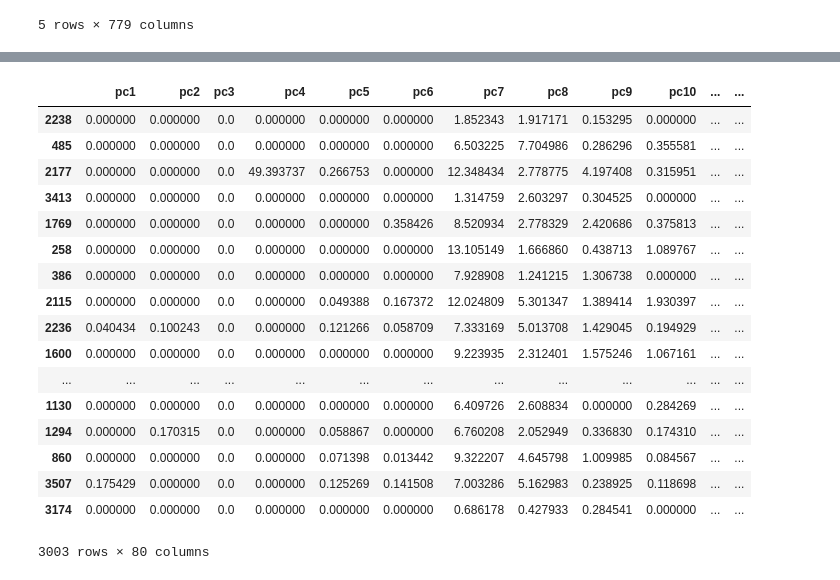
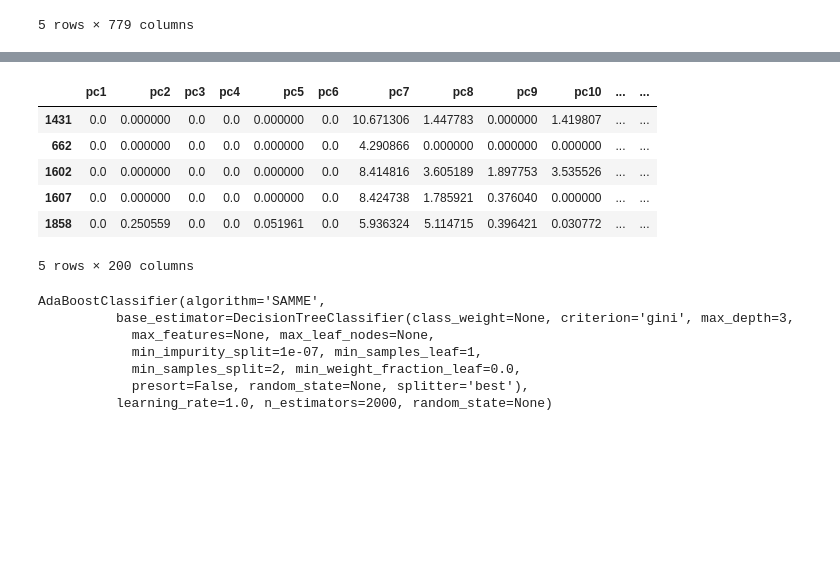
Before and after one commit to abhijeetchauhan/GenreClassification, a Jupyter notebook: PCA and Modeling.ipynb, the cells around one changed output, grey strips where cells are left out. Drawn from its saved outputs; the diff is of its cells as text; code cells hidden in the pictures; blank space fills up the shorter version.

Commit message:
Optimized PCA, AdaBoost and DecisionTreeClassifier

```diff
--- a/PCA and Modeling.ipynb
+++ b/PCA and Modeling.ipynb
@@ -19,3 +23,8 @@ bigdata.head()
 | 3 | 3 | 3 | 1 | 2747 | 0.0 | 0.606649 | 0.0 | 0.0 | ... |
 | 4 | 4 | 4 | 1 | 2749 | 0.0 | 0.000000 | 0.0 | 0.0 | ... |
 5 rows × 779 columns
+# %%
+bigdata = bigdata.drop(bigdata.loc[bigdata['genre'] == 2].index)
+bigdata = bigdata.drop(bigdata.loc[bigdata['genre'] == 4].index)
+bigdata = bigdata.drop(bigdata.loc[bigdata['genre'] == 8].index)
+bigdata = bigdata.drop(bigdata.loc[bigdata['genre'] == 9].index)
@@ -82,3 +63,4 @@ array([[ 0.,  0.,  0., ...,  0.,  0.,  0.],
 # %%
-pca = PCA(n_components=80)
+pca = PCA(n_components=200)
 ModelPca = pca.fit(Words)
+pca
@@ -127,31 +95,28 @@ bigdata
 # %%
 X_train, X_test, y_train, y_test = train_test_split(df, genre, test_size=0.20, random_state=42)
 # %%
-X_train
+X_train.head()
 # %% [output]
 |  | pc1 | pc2 | pc3 | pc4 | pc5 | pc6 | pc7 | pc8 | pc9 | pc10 | ... | ... |
-| 2238 | 0.000000 | 0.000000 | 0.0 | 0.000000 | 0.000000 | 0.000000 | 1.852343 | 1.917171 | 0.153295 | 0.000000 | ... | ... |
-| 485 | 0.000000 | 0.000000 | 0.0 | 0.000000 | 0.000000 | 0.000000 | 6.503225 | 7.704986 | 0.286296 | 0.355581 | ... | ... |
-| 2177 | 0.000000 | 0.000000 | 0.0 | 49.393737 | 0.266753 | 0.000000 | 12.348434 | 2.778775 | 4.197408 | 0.315951 | ... | ... |
-| 3413 | 0.000000 | 0.000000 | 0.0 | 0.000000 | 0.000000 | 0.000000 | 1.314759 | 2.603297 | 0.304525 | 0.000000 | ... | ... |
-| 1769 | 0.000000 | 0.000000 | 0.0 | 0.000000 | 0.000000 | 0.358426 | 8.520934 | 2.778329 | 2.420686 | 0.375813 | ... | ... |
-| 258 | 0.000000 | 0.000000 | 0.0 | 0.000000 | 0.000000 | 0.000000 | 13.105149 | 1.666860 | 0.438713 | 1.089767 | ... | ... |
-| 386 | 0.000000 | 0.000000 | 0.0 | 0.000000 | 0.000000 | 0.000000 | 7.928908 | 1.241215 | 1.306738 | 0.000000 | ... | ... |
-| 2115 | 0.000000 | 0.000000 | 0.0 | 0.000000 | 0.049388 | 0.167372 | 12.024809 | 5.301347 | 1.389414 | 1.930397 | ... | ... |
-| 2236 | 0.040434 | 0.100243 | 0.0 | 0.000000 | 0.121266 | 0.058709 | 7.333169 | 5.013708 | 1.429045 | 0.194929 | ... | ... |
-| 1600 | 0.000000 | 0.000000 | 0.0 | 0.000000 | 0.000000 | 0.000000 | 9.223935 | 2.312401 | 1.575246 | 1.067161 | ... | ... |
-| ... | ... | ... | ... | ... | ... | ... | ... | ... | ... | ... | ... | ... |
-| 1130 | 0.000000 | 0.000000 | 0.0 | 0.000000 | 0.000000 | 0.000000 | 6.409726 | 2.608834 | 0.000000 | 0.284269 | ... | ... |
-| 1294 | 0.000000 | 0.170315 | 0.0 | 0.000000 | 0.058867 | 0.000000 | 6.760208 | 2.052949 | 0.336830 | 0.174310 | ... | ... |
-| 860 | 0.000000 | 0.000000 | 0.0 | 0.000000 | 0.071398 | 0.013442 | 9.322207 | 4.645798 | 1.009985 | 0.084567 | ... | ... |
-| 3507 | 0.175429 | 0.000000 | 0.0 | 0.000000 | 0.125269 | 0.141508 | 7.003286 | 5.162983 | 0.238925 | 0.118698 | ... | ... |
-| 3174 | 0.000000 | 0.000000 | 0.0 | 0.000000 | 0.000000 | 0.000000 | 0.686178 | 0.427933 | 0.284541 | 0.000000 | ... | ... |
+| 1431 | 0.0 | 0.000000 | 0.0 | 0.0 | 0.000000 | 0.0 | 10.671306 | 1.447783 | 0.000000 | 1.419807 | ... | ... |
+| 662 | 0.0 | 0.000000 | 0.0 | 0.0 | 0.000000 | 0.0 | 4.290866 | 0.000000 | 0.000000 | 0.000000 | ... | ... |
+| 1602 | 0.0 | 0.000000 | 0.0 | 0.0 | 0.000000 | 0.0 | 8.414816 | 3.605189 | 1.897753 | 3.535526 | ... | ... |
+| 1607 | 0.0 | 0.000000 | 0.0 | 0.0 | 0.000000 | 0.0 | 8.424738 | 1.785921 | 0.376040 | 0.000000 | ... | ... |
+| 1858 | 0.0 | 0.250559 | 0.0 | 0.0 | 0.051961 | 0.0 | 5.936324 | 5.114715 | 0.396421 | 0.030772 | ... | ... |
-3003 rows × 80 columns
+5 rows × 200 columns
 # %%
-rf =AdaBoostClassifier(DecisionTreeClassifier(max_depth=1),
+rf =AdaBoostClassifier(DecisionTreeClassifier(max_depth=3),
                          algorithm="SAMME",
-                         n_estimators=2600)
+                         n_estimators=2000)
 rf.fit(X_train, y_train)
+# %% [output]
+AdaBoostClassifier(algorithm='SAMME',
+          base_estimator=DecisionTreeClassifier(class_weight=None, criterion='gini', max_depth=3,
+            max_features=None, max_leaf_nodes=None,
+            min_impurity_split=1e-07, min_samples_leaf=1,
+            min_samples_split=2, min_weight_fraction_leaf=0.0,
+            presort=False, random_state=None, splitter='best'),
+          learning_rate=1.0, n_estimators=2000, random_state=None)
 # %%
 pre=rf.predict(X_test)
 accuracy_score(y_test, pre)
```
Also changed, not shown: parts of 23 cells of this notebook.
